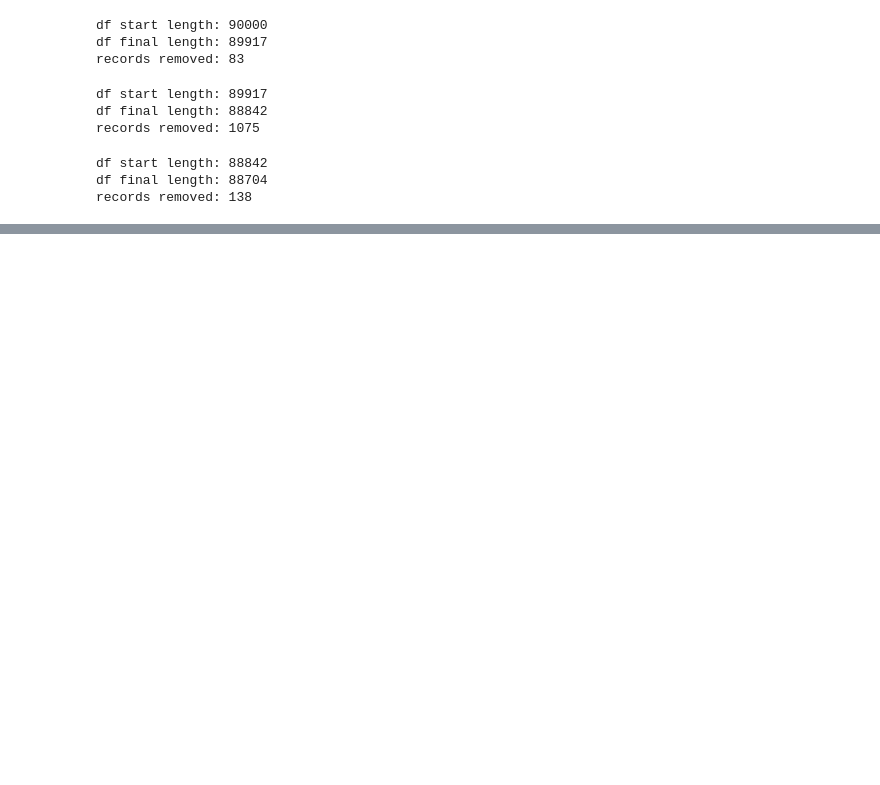
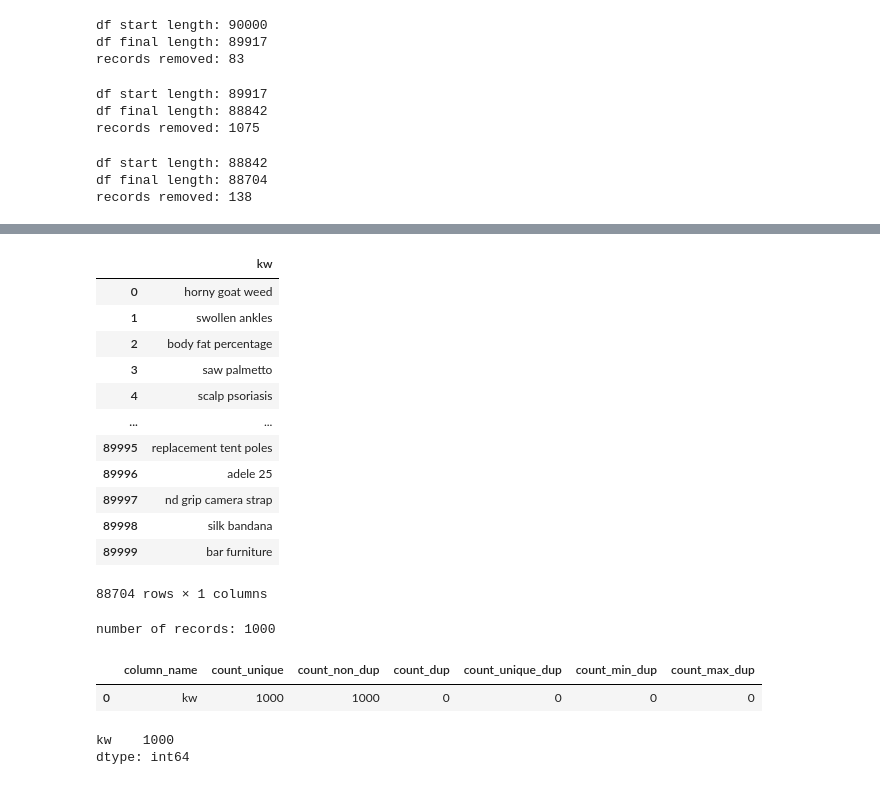
Before and after one commit to Magmafish/SerpGS, a Jupyter notebook: 01_kw_build_and_clean.ipynb, the cells around one changed output, grey strips where cells are left out. Drawn from its saved outputs; the diff is of its cells as text; code cells hidden in the pictures; blank space fills up the shorter version.

```diff
--- a/kw_filter.ipynb
+++ b/01_kw_build_and_clean.ipynb
@@ -323,3 +409,20 @@ Here is a summary of the column names, data types and null counts:
+# %%
+df = df.drop(['SERP features', 'Volume', 'KD', 'CPC', 'Traffic', 'url'], axis=1)
+df
+# %% [output]
+|  | kw |
+| 0 | horny goat weed |
+| 1 | swollen ankles |
+| 2 | body fat percentage |
+| 3 | saw palmetto |
+| 4 | scalp psoriasis |
+| ... | ... |
+| 89995 | replacement tent poles |
+| 89996 | adele 25 |
+| 89997 | nd grip camera strap |
+| 89998 | silk bandana |
+| 89999 | bar furniture |
+88704 rows × 1 columns
 # %%
 df.to_csv('data/combined.csv', index=False)
 # %%
@@ -330,3 +433,14 @@ df_10_000.to_csv('data/kw_10_000.csv', index=False)
 df_1_000 = df_10_000.sample(n=1000, random_state=42)
 # %%
 df_1_000.to_csv('data/kw_1_000.csv', index=False)
+# %%
+summarize_duplicates(df_1_000, ['kw'])
+# %% [output]
+number of records: 1000
+|  | column_name | count_unique | count_non_dup | count_dup | count_unique_dup | count_min_dup | count_max_dup |
+| 0 | kw | 1000 | 1000 | 0 | 0 | 0 | 0 |
+# %%
+df_1_000.nunique()
+# %% [output]
+kw    1000
+dtype: int64
```
Also changed, not shown: parts of 32 cells of this notebook.
